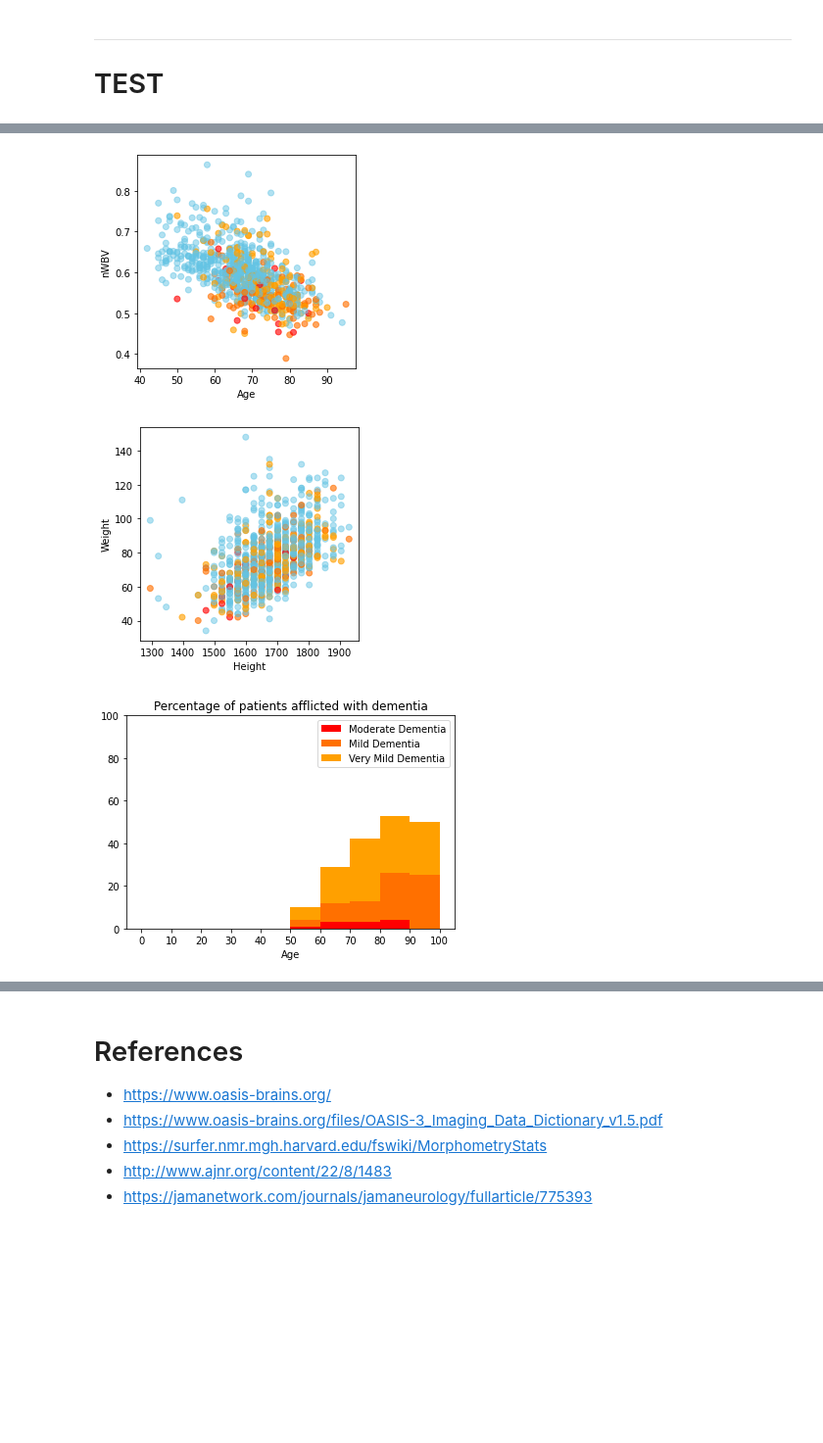
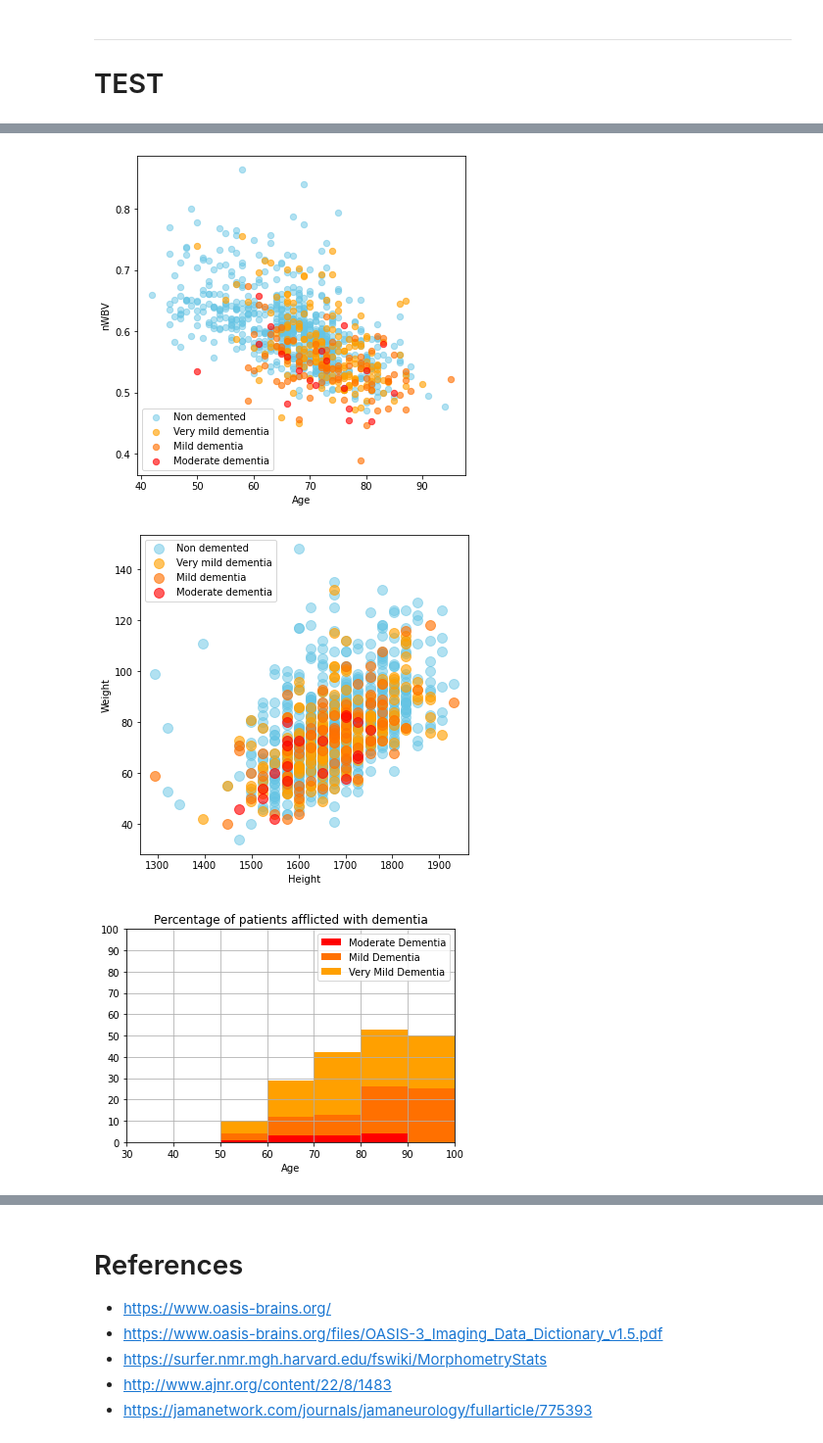
Before and after one commit to xCocco0/alzheimer-recognition, a Jupyter notebook: alzheimer.ipynb, the cells around one changed output, grey strips where cells are left out. Shown: that part at 98% size. Cells and saved outputs as stored; diff of their text form; code cells hidden in the pictures; blank space fills up the shorter version.

Commit message:
Added graphs

```diff
--- a/alzheimer.ipynb
+++ b/alzheimer.ipynb
@@ -21,0 +55,21 @@ df = pd.read_csv("/content/drive/MyDrive/Colab Notebooks/oasis3-normalized.csv")
+# %%
+fig, ax = plt.subplots()
+
+colorlist = ['#64C4E480','#FFA000A0','#FF7000A0','#FF0000A0']
+index = 0
+for i in [0,0.5,1,2]:
+  parts = ax.violinplot([
+               df[df.cdr == i]['Age'].to_numpy(dtype = float),
+              ], [index+1])
+
+  parts['bodies'][0].set_color(colorlist[index])
+  parts['cbars'].set_color(colorlist[index])
+  parts['cmins'].set_color(colorlist[index])
+  parts['cmaxes'].set_color(colorlist[index])
+  parts['bodies'][0].set_alpha(0.25)
+  index += 1
+
+ax.set_xticks([1,2,3,4])
+ax.set_xticklabels(['Non\ndemented', 'Very mild\ndementia', 'Mild\ndementia', 'Moderate\ndementia'])
+ax.set_ylabel('Age')
+plt.show()
@@ -22,23 +78,30 @@ df = pd.read_csv("/content/drive/MyDrive/Colab Notebooks/oasis3-normalized.csv")
 # %%
-fig, ax = plt.subplots(figsize=(4, 4))
+fig, ax = plt.subplots(figsize=(6, 6))
 
-ax.scatter(df['Age'], df['nWBV'],
-           c=df['cdr'].map({0.0:'#64C4E480', 0.5:'#FFA000A0', 1.0:'#FF7000A0', 2.0:'#FF0000A0'}))
+colormap = {0.0:'#64C4E480', 0.5:'#FFA000A0', 1.0:'#FF7000A0', 2.0:'#FF0000A0'}
+labelmap = {0.0:'Non demented', 0.5:'Very mild dementia', 1.0:'Mild dementia', 2.0:'Moderate dementia'}
+
+for i in colormap:
+  ax.scatter(df[df.cdr == i]['Age'], df[df.cdr == i]['nWBV'], c = colormap[i], label = labelmap[i], s = 40)
+
+ax.legend()
 plt.xlabel('Age')
 plt.ylabel('nWBV')
 plt.show()
 # %% [output]
-[figure, old version]
+[figure, new version]
 # %%
-fig, ax = plt.subplots(figsize=(4, 4))
+fig, ax = plt.subplots(figsize=(6,6))
 
-ax.scatter(df['Height'], df['Weight'],
-           c=df['cdr'].map({0.0:'#64C4E480', 0.5:'#FFA000A0', 1.0:'#FF7000A0', 2.0:'#FF0000A0'}))
+for i in colormap:
+  ax.scatter(df[df.cdr == i]['Height'], df[df.cdr == i]['Weight'], c = colormap[i], label = labelmap[i], s = 100)
+
+ax.legend()
 plt.xlabel('Height')
 plt.ylabel('Weight')
 plt.show()
 # %% [output]
-[figure, old version]
+[figure, new version]
 # %%
 ages = np.zeros((10,5))
 ages_labels = np.arange(5,105,10)
@@ -62,12 +125,14 @@ ax.bar(ages_labels, ages[:,2], width = 10, bottom = ages[:,4]+ages[:,3], color =
 #ax.bar(ages_labels, ages[:,1], width = 10, bottom = ages[:,4]+ages[:,3]+ages[:,2], color = "#64C4E4")
 ax.set_title("Percentage of patients afflicted with dementia")
 ax.set_ylim(0,100)
-ax.set_xticks(range(0,110,10))
+ax.set_xlim(30,100)
+ax.set_yticks(range(0,101,10))
+ax.grid()
 ax.set_xlabel("Age")
 ax.legend()
 plt.show()
 # %% [output]
-[figure, old version]
+[figure, new version]
 # %%
 ages = np.zeros((9,5))
 ages_labels = np.arange(1.5,26.5,3)
```
Also changed, not shown: parts of 9 cells of this notebook.
